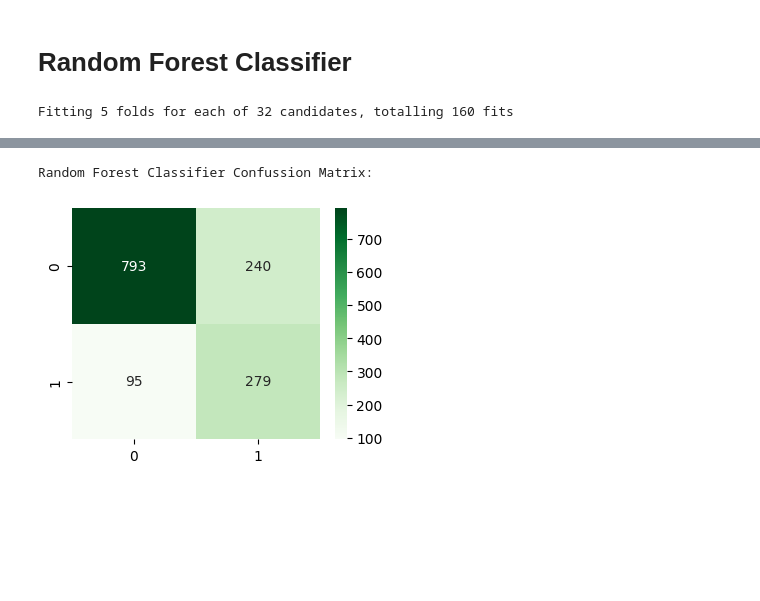
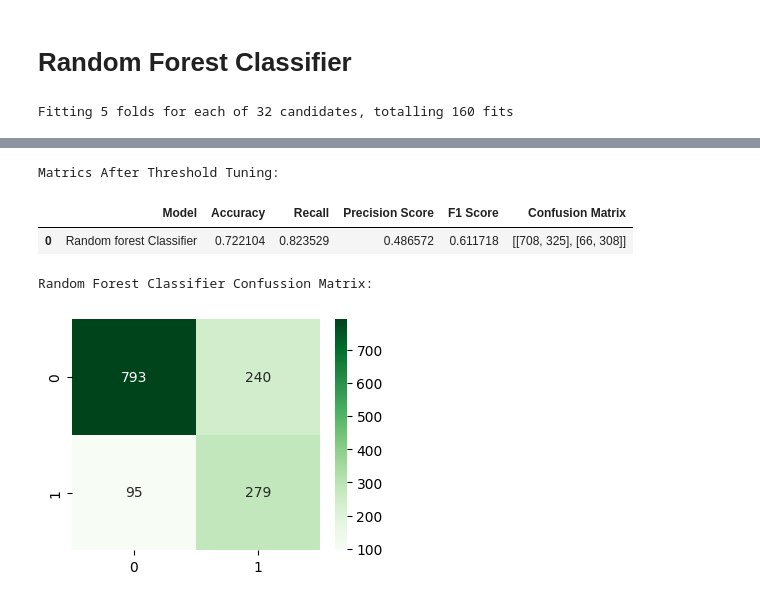
Before and after one commit to Md-Maruf-1727/customer-churn-prediction-ml, a Jupyter notebook: NoteBooks/04_model_training.ipynb, the cells around one changed output, grey strips where cells are left out. Drawn from its saved outputs; the diff is of its cells as text; code cells hidden in the pictures; blank space fills up the shorter version.

```diff
--- a/NoteBooks/04_model_training.ipynb
+++ b/NoteBooks/04_model_training.ipynb
@@ -379,6 +403,30 @@ rf_result
 # %% [output]
 |  | Model | Train recall | Test recall | Accuracy | Recall | Precision Score | F1 Score | Confusion Matrix | ... |
 | 0 | Random Forest Classifier | 0.874916 | 0.745989 | 0.761905 | 0.745989 | 0.537572 | 0.62486 | [[793, 240], [95, 279]] | ... |
+# %%
+rf_pred_threshold = (rf_pred_proba >= 0.4).astype('int')
+
+rf_threshold_accuracy = accuracy_score(ytest, rf_pred_threshold)
+rf_threshold_recall = recall_score(ytest, rf_pred_threshold)
+rf_threshold_precision = precision_score(ytest, rf_pred_threshold)
+rf_threshold_f1 = f1_score(ytest, rf_pred_threshold)
+rf_threshold_confusion = confusion_matrix(ytest, rf_pred_threshold)
+
+rf_result_threshold = pd.DataFrame([{
+    'Model': 'Random forest Classifier',
+    'Accuracy': rf_threshold_accuracy,
+    'Recall': rf_threshold_recall,
+    'Precision Score': rf_threshold_precision,
+    'F1 Score': rf_threshold_f1,
+    'Confusion Matrix': rf_threshold_confusion,
+
+}])
+print("Matrics After Threshold Tuning:")
+rf_result_threshold
+# %% [output]
+Matrics After Threshold Tuning:
+|  | Model | Accuracy | Recall | Precision Score | F1 Score | Confusion Matrix |
+| 0 | Random forest Classifier | 0.722104 | 0.823529 | 0.486572 | 0.611718 | [[708, 325], [66, 308]] |
 # %%
 print("Random Forest Classifier Confussion Matrix:")
 plt.figure(figsize=(4,3))
```
Also changed, not shown: parts of 5 cells of this notebook.
